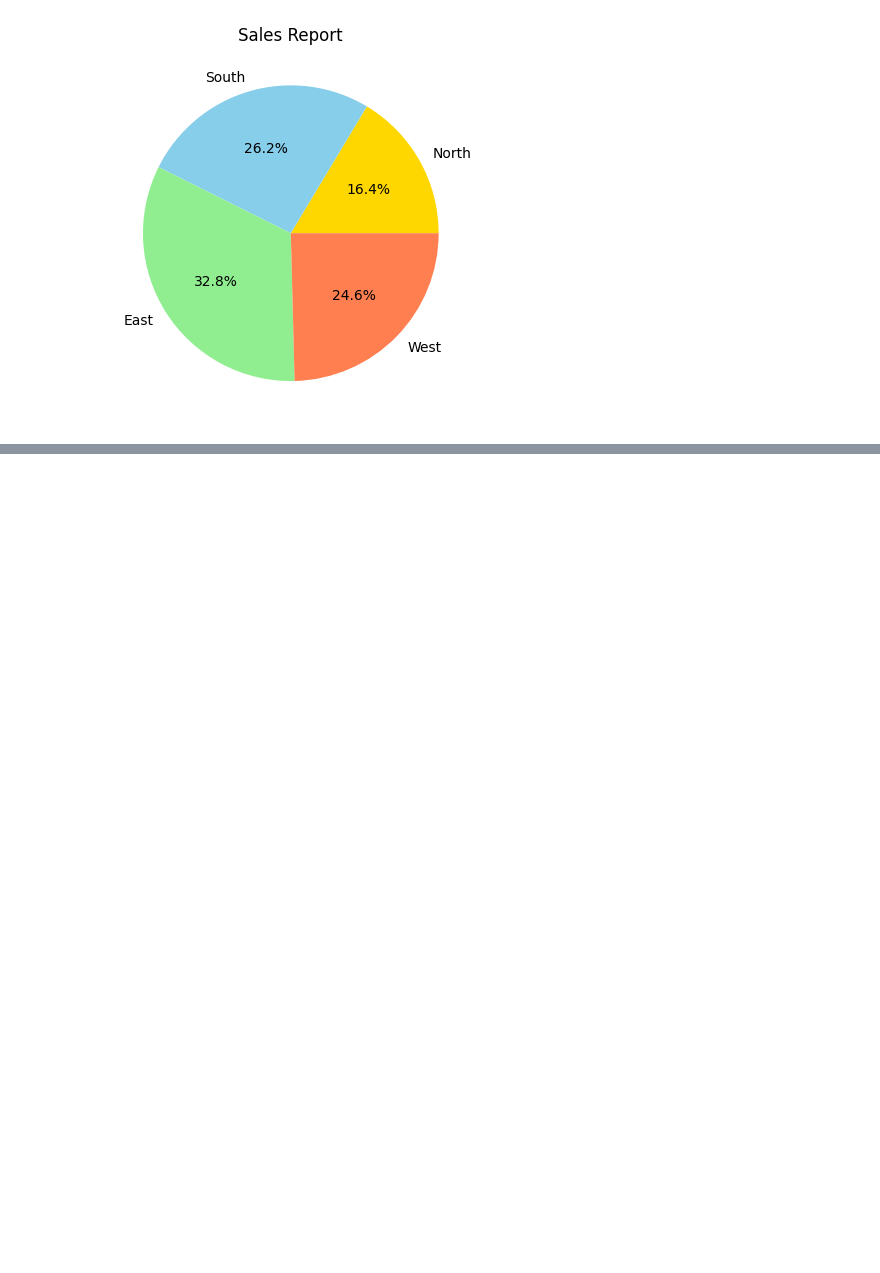
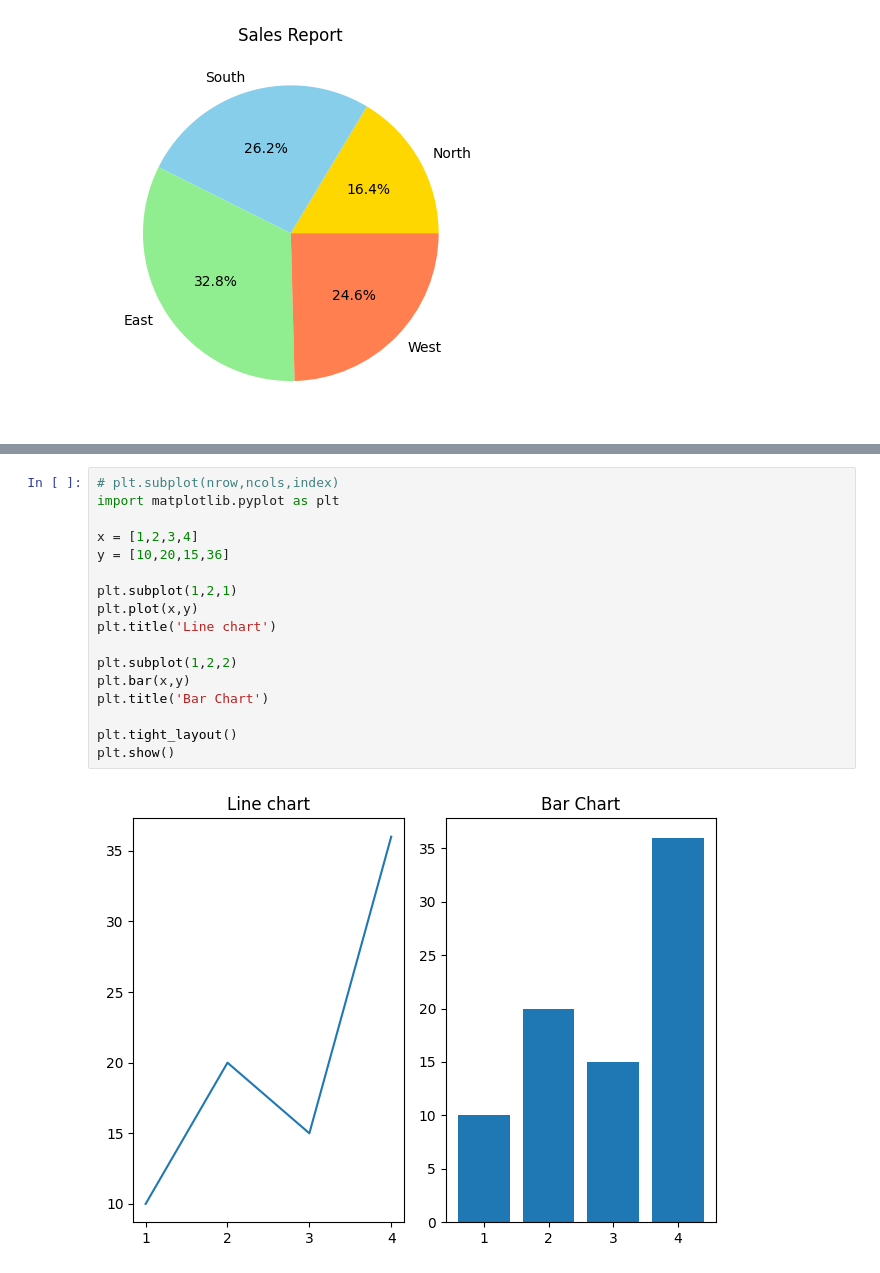
Before and after one commit to kumarpraveengmail/kumarpraveengmail, a Jupyter notebook: Matplotlib.ipynb, the cells around one changed output, grey strips where cells are left out. Drawn from its saved outputs; the diff is of its cells as text; blank space fills up the shorter version.

```diff
--- a/Matplotlib.ipynb
+++ b/Matplotlib.ipynb
@@ -115,0 +163,19 @@ plt.show()
+# %%
+# plt.subplot(nrow,ncols,index)
+import matplotlib.pyplot as plt
+
+x = [1,2,3,4]
+y = [10,20,15,36]
+
+plt.subplot(1,2,1)
+plt.plot(x,y)
+plt.title('Line chart')
+
+plt.subplot(1,2,2)
+plt.bar(x,y)
+plt.title('Bar Chart')
+
+plt.tight_layout()
+plt.show()
+# %% [output]
+[figure, added]
```
Also changed, not shown: parts of 7 cells of this notebook.
